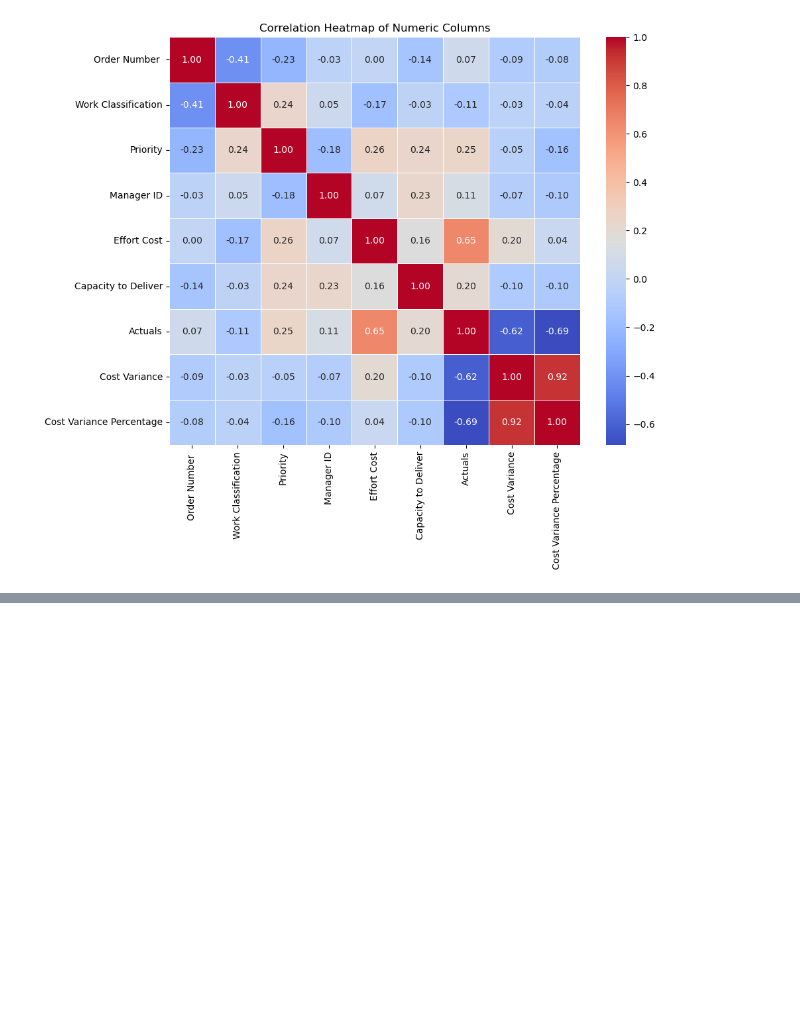
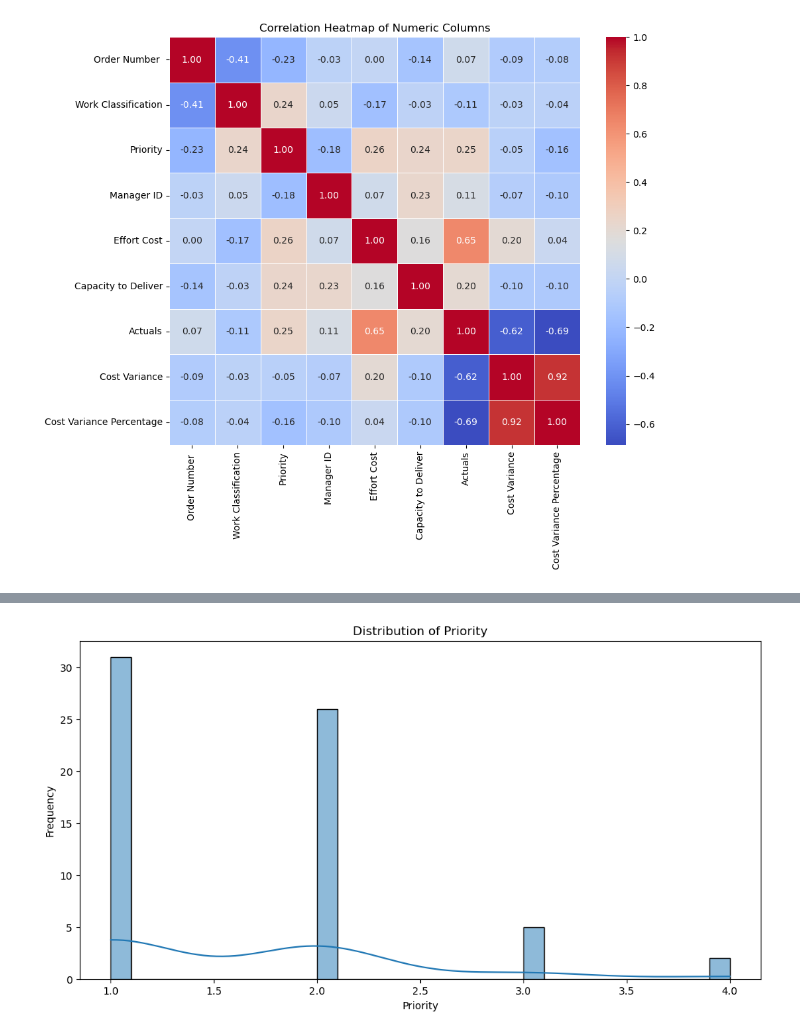
Before and after one commit to Rishabh-Panchal/capstone-cra, a Jupyter notebook: EDAv2.0.ipynb, the cells around one changed output, grey strips where cells are left out. Cells and saved outputs as stored; diff of their text form; code cells hidden in the pictures; blank space fills up the shorter version.

```diff
--- a/EDAv2.0.ipynb
+++ b/EDAv2.0.ipynb
@@ -133,0 +182,10 @@ plt.show()
+# %%
+# Plotting the distribution of "Priority"
+plt.figure(figsize=(12, 6))
+sns.histplot(df['Priority'], kde=True, bins=30)
+plt.title('Distribution of Priority')
+plt.xlabel('Priority')
+plt.ylabel('Frequency')
+plt.show()
+# %% [output]
+[figure, added]
```
Also changed, not shown: parts of 8 cells of this notebook, 2 other files.
